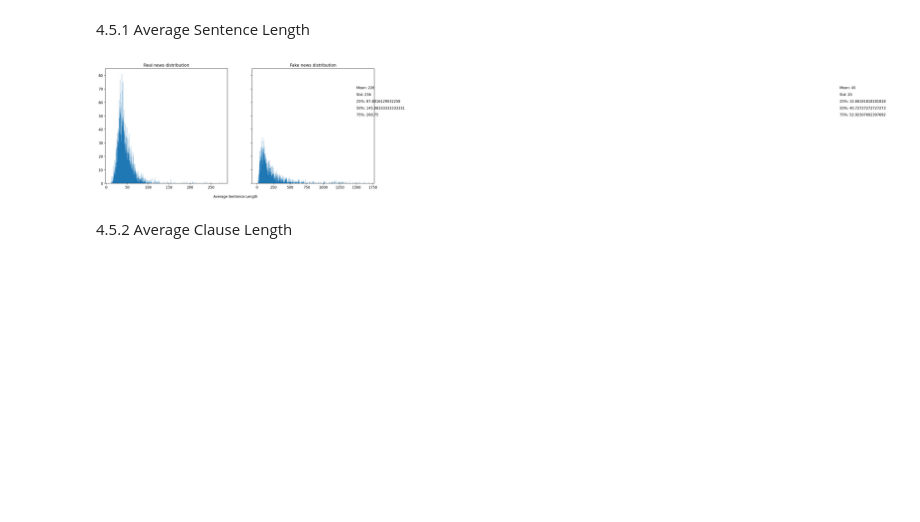
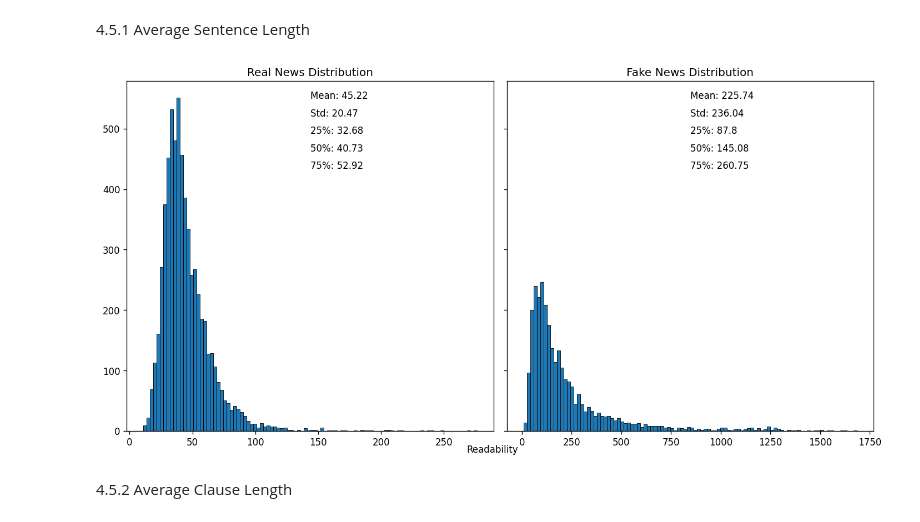
Before and after one commit to DreamyWanderer/Final_Lab, a Jupyter notebook: Source/Visualize/EDA.ipynb, the cells around one changed output. Drawn from its saved outputs; the diff is of its cells as text; code cells hidden in the pictures; blank space fills up the shorter version.

```diff
--- a/Source/Visualize/EDA.ipynb
+++ b/Source/Visualize/EDA.ipynb
@@ -267,35 +244,37 @@ real_doc_syntatic_complexity = [cal_syntactic_complexity(d) for d in real_raw_df
 fake_doc_syntactic_complexity_avg_sent_len = [d['average_sentence_length'] for d in fake_doc_syntactic_complexity]
 real_doc_syntatic_complexity_avg_sent_len = [d['average_sentence_length'] for d in real_doc_syntatic_complexity]
 # %%
-fig, axes = plt.subplots(1, 2, figsize=(14,6), dpi=160, sharey = True)
+# Create subplots with a reasonable size
+fig, axes = plt.subplots(1, 2, figsize=(12, 6), dpi=120, sharey=True)
 
-axes[0].text(1750, 70, f'Mean: {round(statistics.mean(real_doc_syntatic_complexity_avg_sent_len))}')
-axes[0].text(1750, 65, f'Std: {round(statistics.stdev(real_doc_syntatic_complexity_avg_sent_len))}')
-axes[0].text(1750, 60, f'25%: {(statistics.quantiles(real_doc_syntatic_complexity_avg_sent_len)[0])}')
-axes[0].text(1750, 55, f'50%: {(statistics.quantiles(real_doc_syntatic_complexity_avg_sent_len)[1])}')
-axes[0].text(1750, 50, f'75%: {(statistics.quantiles(real_doc_syntatic_complexity_avg_sent_len)[2])}')
-axes[0].hist(real_doc_syntatic_complexity_avg_sent_len, bins = 1000);
-axes[0].set_title("Real news distribution");
+# Real news distribution subplot
+axes[0].text(0.5, 0.95, f'Mean: {round(statistics.mean(real_doc_syntatic_complexity_avg_sent_len), 2)}', transform=axes[0].transAxes)
+axes[0].text(0.5, 0.90, f'Std: {round(statistics.stdev(real_doc_syntatic_complexity_avg_sent_len), 2)}', transform=axes[0].transAxes)
+axes[0].text(0.5, 0.85, f'25%: {round(statistics.quantiles(real_doc_syntatic_complexity_avg_sent_len)[0], 2)}', transform=axes[0].transAxes)
+axes[0].text(0.5, 0.80, f'50%: {round(statistics.quantiles(real_doc_syntatic_complexity_avg_sent_len)[1], 2)}', transform=axes[0].transAxes)
+axes[0].text(0.5, 0.75, f'75%: {round(statistics.quantiles(real_doc_syntatic_complexity_avg_sent_len)[2], 2)}', transform=axes[0].transAxes)
+axes[0].hist(real_doc_syntatic_complexity_avg_sent_len, bins=100, edgecolor='black', linewidth=0.5)
+axes[0].set_title("Real News Distribution")
 
-axes[1].text(1500, 70, f'Mean: {round(statistics.mean(fake_doc_syntactic_complexity_avg_sent_len))}')
-axes[1].text(1500, 65, f'Std: {round(statistics.stdev(fake_doc_syntactic_complexity_avg_sent_len))}')
-axes[1].text(1500, 60, f'25%: {(statistics.quantiles(fake_doc_syntactic_complexity_avg_sent_len)[0])}')
-axes[1].text(1500, 55, f'50%: {(statistics.quantiles(fake_doc_syntactic_complexity_avg_sent_len)[1])}')
-axes[1].text(1500, 50, f'75%: {(statistics.quantiles(fake_doc_syntactic_complexity_avg_sent_len)[2])}')
-axes[1].hist(fake_doc_syntactic_complexity_avg_sent_len, bins = 1000);
-axes[1].set_title("Fake news distribution");
-
+# Fake news distribution subplot
+axes[1].text(0.5, 0.95, f'Mean: {round(statistics.mean(fake_doc_syntactic_complexity_avg_sent_len), 2)}', transform=axes[1].transAxes)
+axes[1].text(0.5, 0.90, f'Std: {round(statistics.stdev(fake_doc_syntactic_complexity_avg_sent_len), 2)}', transform=axes[1].transAxes)
+axes[1].text(0.5, 0.85, f'25%: {round(statistics.quantiles(fake_doc_syntactic_complexity_avg_sent_len)[0], 2)}', transform=axes[1].transAxes)
+axes[1].text(0.5, 0.80, f'50%: {round(statistics.quantiles(fake_doc_syntactic_complexity_avg_sent_len)[1], 2)}', transform=axes[1].transAxes)
+axes[1].text(0.5, 0.75, f'75%: {round(statistics.quantiles(fake_doc_syntactic_complexity_avg_sent_len)[2], 2)}', transform=axes[1].transAxes)
+axes[1].hist(fake_doc_syntactic_complexity_avg_sent_len, bins=100, edgecolor='black', linewidth=0.5)
+axes[1].set_title("Fake News Distribution")
 
 # Set common y-axis label
-fig.text(0.5, 0.02, 'Average Sentence Length', ha='center', va='center')
+fig.text(0.5, 0.02, 'Readability', ha='center', va='center')
 
 # Adjust layout
 plt.tight_layout()
 
 # Show the plot
 plt.show()
 # %% [output]
-[figure, old version]
+[figure, new version]
 # %% [markdown]
 4.5.2 Average Clause Length
 # %%
```
Also changed, not shown: parts of 8 cells of this notebook.
